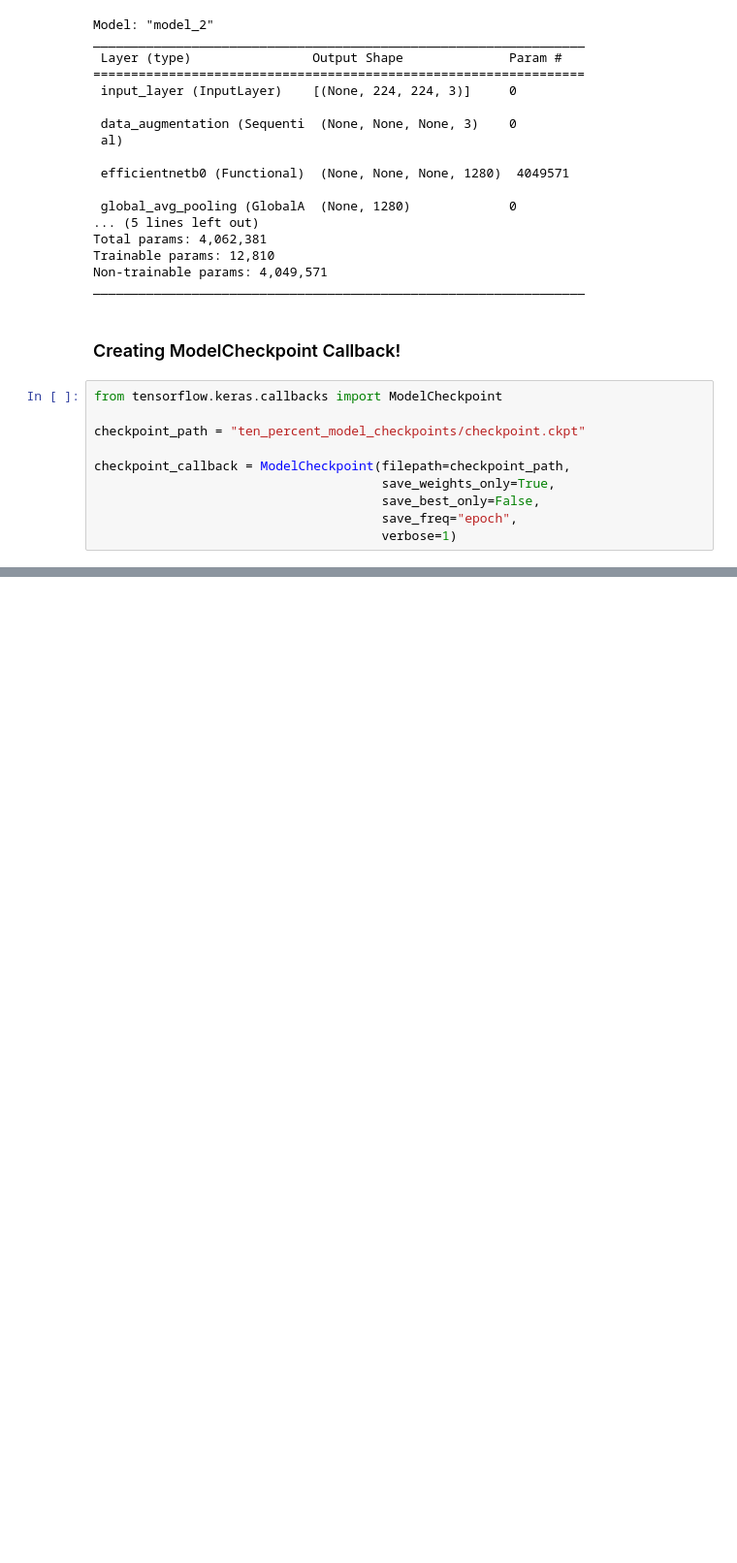
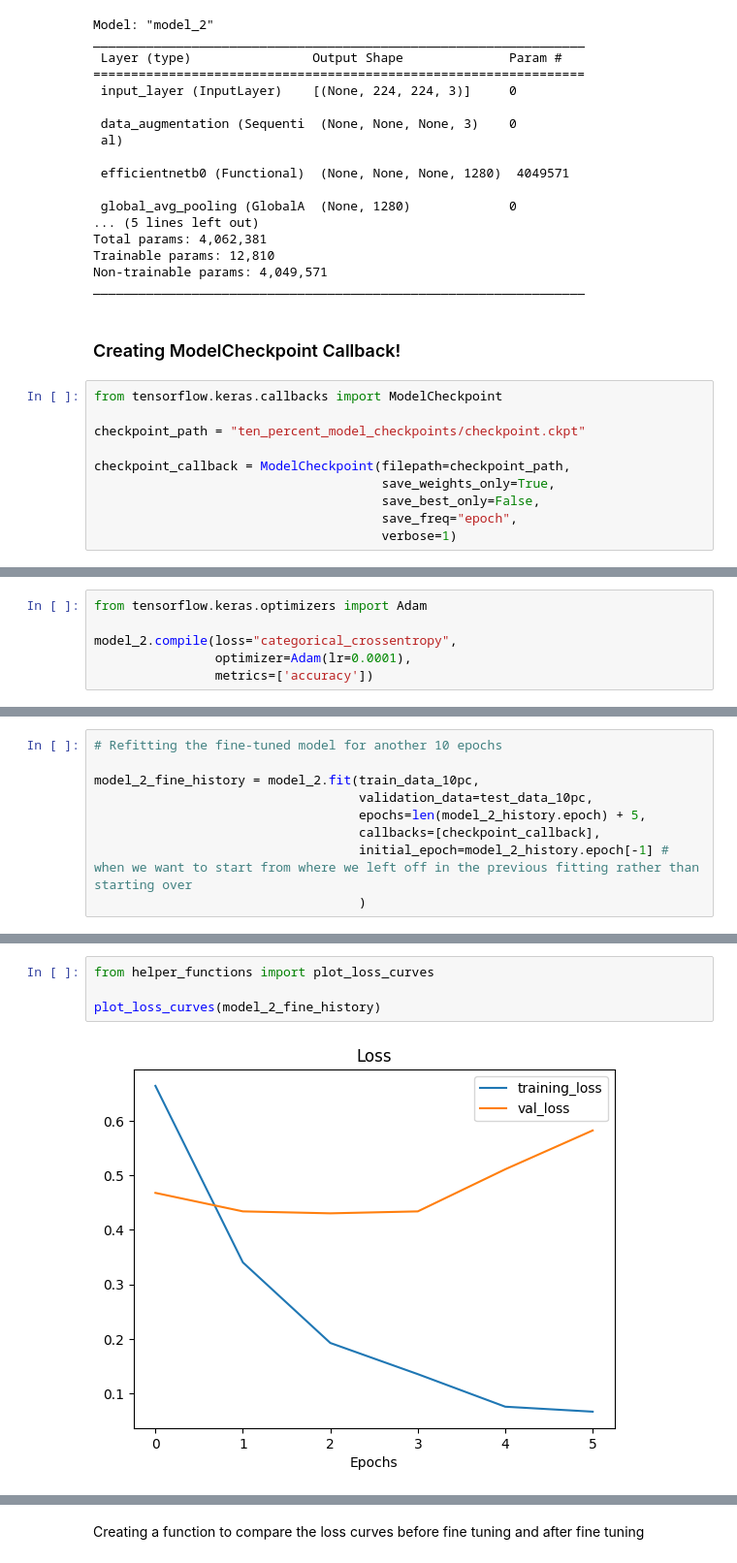
Before and after one commit to kshipra-jadav/ztm-dl, a Jupyter notebook: Transfer_Learning_with_TensorFlow_(Part_2)_ZTM.ipynb, the cells around one changed output, grey strips where cells are left out. Shown at 97% size. Saved outputs shown, nothing was run; the diff lists cells and outputs as text; blank space fills up the shorter version.

```diff
--- a/Transfer_Learning_with_TensorFlow_(Part_2)_ZTM.ipynb
+++ b/Transfer_Learning_with_TensorFlow_(Part_2)_ZTM.ipynb
@@ -522,0 +594,6 @@ plot_loss_curves(model_2_history)
+# %%
+from tensorflow.keras.optimizers import Adam
+
+model_2.compile(loss="categorical_crossentropy",
+                optimizer=Adam(lr=0.0001),
+                metrics=['accuracy'])
@@ -522,0 +612,9 @@ plot_loss_curves(model_2_history)
+# %%
+# Refitting the fine-tuned model for another 10 epochs
+
+model_2_fine_history = model_2.fit(train_data_10pc,
+                                   validation_data=test_data_10pc,
+                                   epochs=len(model_2_history.epoch) + 5,
+                                   callbacks=[checkpoint_callback],
+                                   initial_epoch=model_2_history.epoch[-1] # when we want to start from where we left off in the previous fitting rather than starting over
+                                   )
@@ -522,0 +640,6 @@ plot_loss_curves(model_2_history)
+# %%
+from helper_functions import plot_loss_curves
+
+plot_loss_curves(model_2_fine_history)
+# %% [output]
+[figure, added]
@@ -522,0 +647,2 @@ plot_loss_curves(model_2_history)
+# %% [markdown]
+Creating a function to compare the loss curves before fine tuning and after fine tuning
```
Also changed, not shown: parts of 21 cells of this notebook.
